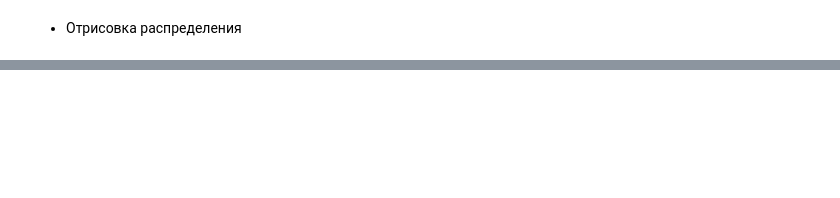
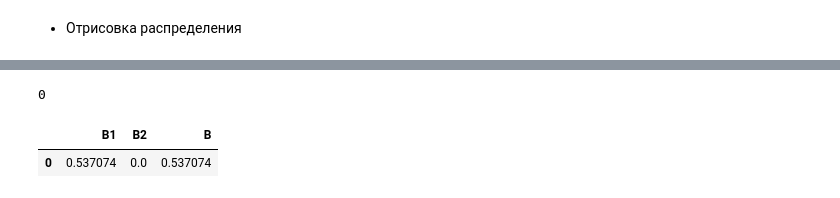
Before and after one commit to alex-hse-repository/Information_System, a Jupyter notebook: Имитационная_модель.ipynb, the cells around one changed output, grey strips where cells are left out. Saved outputs shown, nothing was run; the diff lists cells and outputs as text; code cells hidden in the pictures; blank space fills up the shorter version.

```diff
--- a/Имитационная_модель.ipynb
+++ b/Имитационная_модель.ipynb
@@ -189,0 +196,14 @@ print(probs)
+# %%
+N = 100 # Количество серверов
+gs = [80] # Количество полнодоступных серверов
+lambdas = 1/np.array([1000,500]) # Парамтры входных потоков
+mus = 1/np.array([10,15]) # Параметры выходных потоков
+duaration = 100 # Длительность симуляциии
+probs = {'B1':[],'B2':[],'B':[]} # Вероятности потери клиентов
+for g in gs:
+    sim = Simulation(N,g,lambdas,mus,duaration)
+    sim.run()
+    prob = sim.stats.lost_probs
+    probs['B1'].append(prob[0])
+    probs['B2'].append(prob[1])
+    probs['B'].append(np.sum(prob))
@@ -189,0 +222,21 @@ print(probs)
+# %%
+B1 = 0
+for i in range(gs[0]+1):
+    j = 100-i
+    state = str(i)+" "+str(j)
+    if(state in sim.stats.destribution):
+        B1+=sim.stats.destribution[state]
+for j in range(N-gs[0]):
+    i = gs[0]
+    state = str(i)+" "+str(j)
+    if(state in sim.stats.destribution):
+        B1+=sim.stats.destribution[state]
+B1
+# %% [output]
+0
+# %%
+data = pd.DataFrame(probs)
+data
+# %% [output]
+|  | B1 | B2 | B |
+| 0 | 0.537074 | 0.0 | 0.537074 |
```
Also changed, not shown: parts of 15 cells of this notebook.
